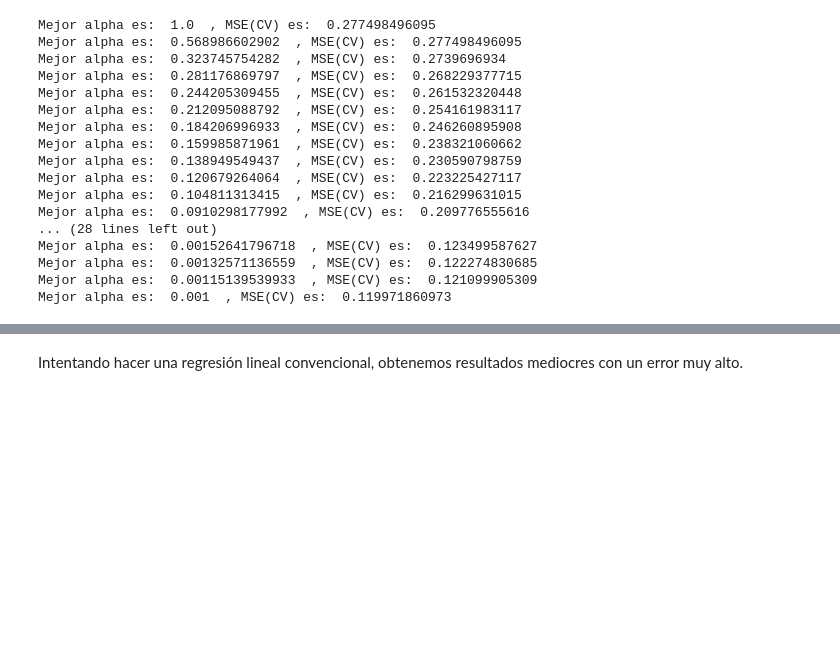
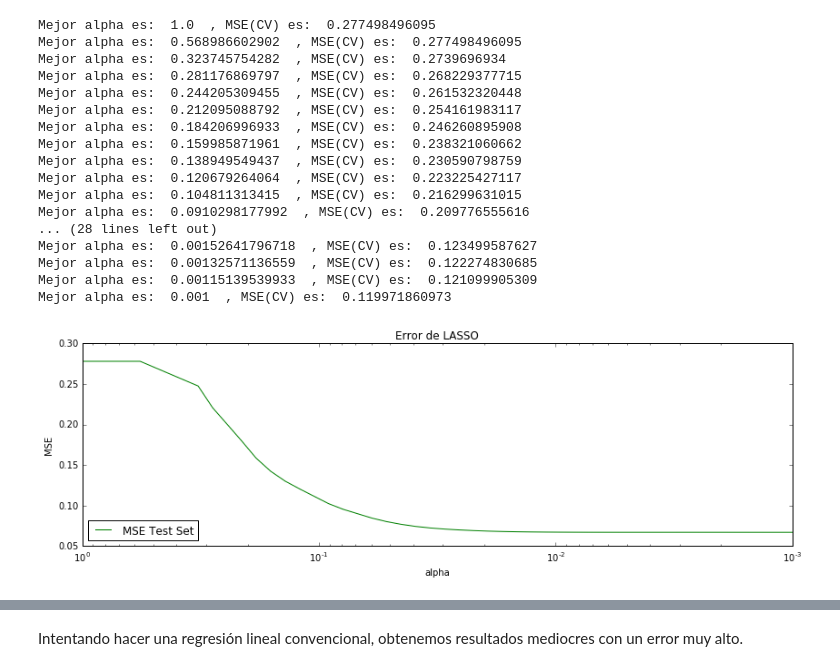
Before and after one commit to VitoVoti/ML_T1_LinReg, a Jupyter notebook: Tarea1 .ipynb, the cells around one changed output, grey strips where cells are left out. Cells and saved outputs as stored; diff of their text form; code cells hidden in the pictures; blank space fills up the shorter version.

```diff
--- a/Tarea1 .ipynb
+++ b/Tarea1 .ipynb
@@ -558,6 +646,8 @@ k_fold = cross_validation.KFold(len(Xm),10)
 best_cv_mse = float("inf")
 model = Lasso(fit_intercept=True)
 mse_list_k10 = []
+alphas_list = []
+best_mse_list = []
 for a in alphas_:
     model.set_params(alpha=a)
     for train,vald in k_fold:
@@ -570,12 +660,13 @@ for a in alphas_:
         columns=Xtrain.columns)
         df_cross_test.insert(df_cross_test.shape[1], 'intercept',
         np.ones(df_cross_test.shape[0]))
-        mse_list_k10.append(MSE(model.fit(df_cross_train,
-        ym[train]).predict(df_cross_test),ym[vald]))
+        mse_list_k10.append(MSE(model.fit(df_cross_train, ym[train]).predict(df_cross_test),ym[vald]))
     if np.mean(mse_list_k10) < best_cv_mse:
         best_cv_mse = np.mean(mse_list_k10)
         best_alpha = a
-        print("Mejor alpha es: ", best_alpha, " , MSE(CV) es: " ,best_cv_mse)
+        alphas_list.append(a)
+        best_mse_list.append(best_cv_mse)
+        print("Mejor alpha es: ", best_alpha, " , MSE(CV) es: " , best_cv_mse)
 # %% [output]
 Mejor alpha es:  1.0  , MSE(CV) es:  0.277498496095
 Mejor alpha es:  0.568986602902  , MSE(CV) es:  0.277498496095
@@ -594,3 +685,22 @@ Mejor alpha es:  0.00152641796718  , MSE(CV) es:  0.123499587627
 Mejor alpha es:  0.00132571136559  , MSE(CV) es:  0.122274830685
 Mejor alpha es:  0.00115139539933  , MSE(CV) es:  0.121099905309
 Mejor alpha es:  0.001  , MSE(CV) es:  0.119971860973
+# %%
+n_iter = []
+mse_test = []
+for i in alphas_list:
+    model_graph = Lasso(alpha = i, fit_intercept = True)
+    model_graph.fit(X_reg_train, y_reg_train)
+    n_iter.append(model_graph.n_iter_)
+    mse_test.append(np.mean(np.power(model_graph.predict(X_reg_test) - y_reg_test, 2)))
+
+plt.plot(alphas_list, mse_test, color = "g", label = "MSE Test Set")
+plt.xlabel('alpha')
+plt.ylabel('MSE')
+plt.title('Error de LASSO')
+plt.legend(loc=3)
+plt.gca().invert_xaxis() # reverse axis
+plt.gca().set_xscale('log')
+plt.show()
+# %% [output]
+[figure, added]
```
Also changed, not shown: parts of 59 cells of this notebook, 1 other file.
